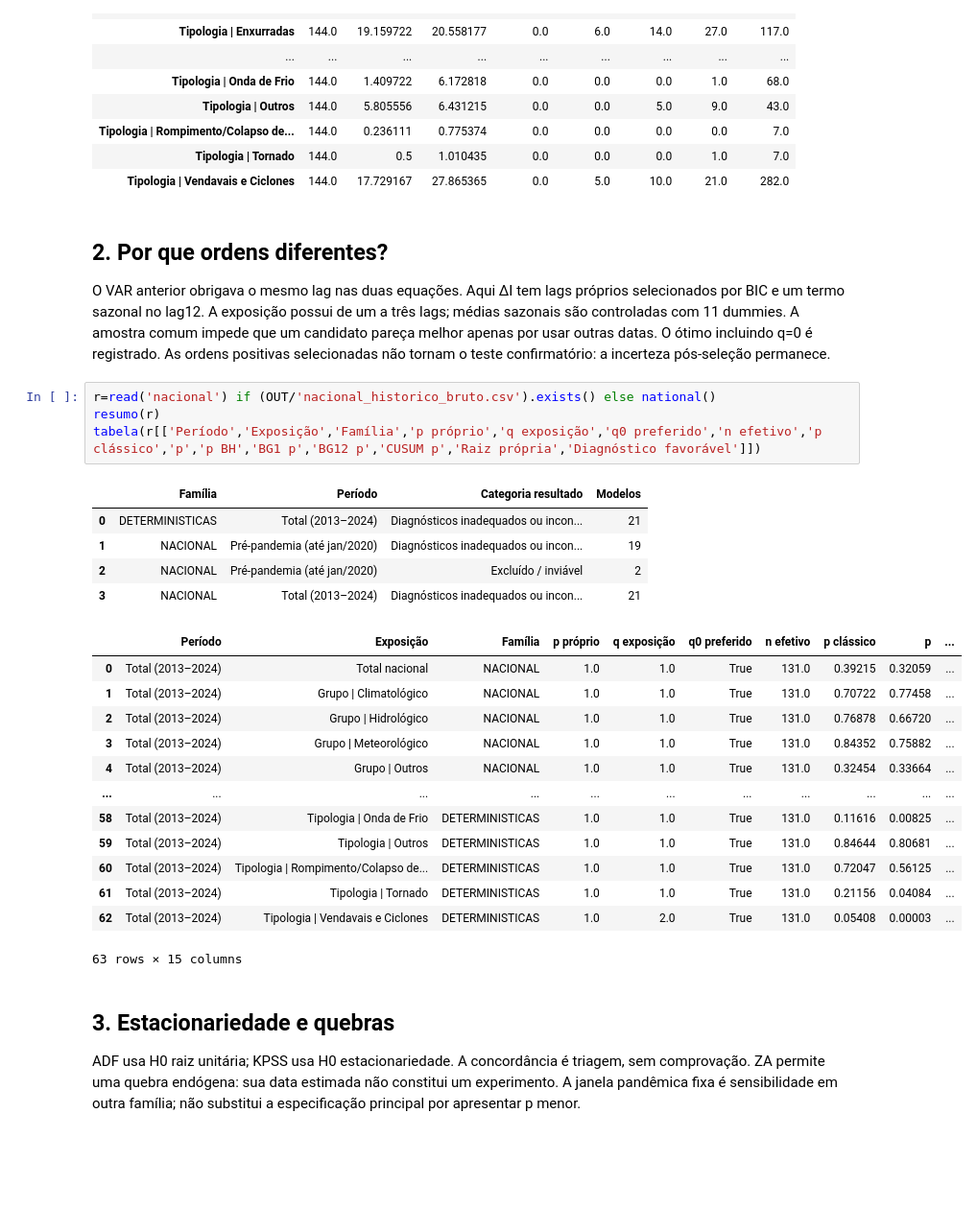
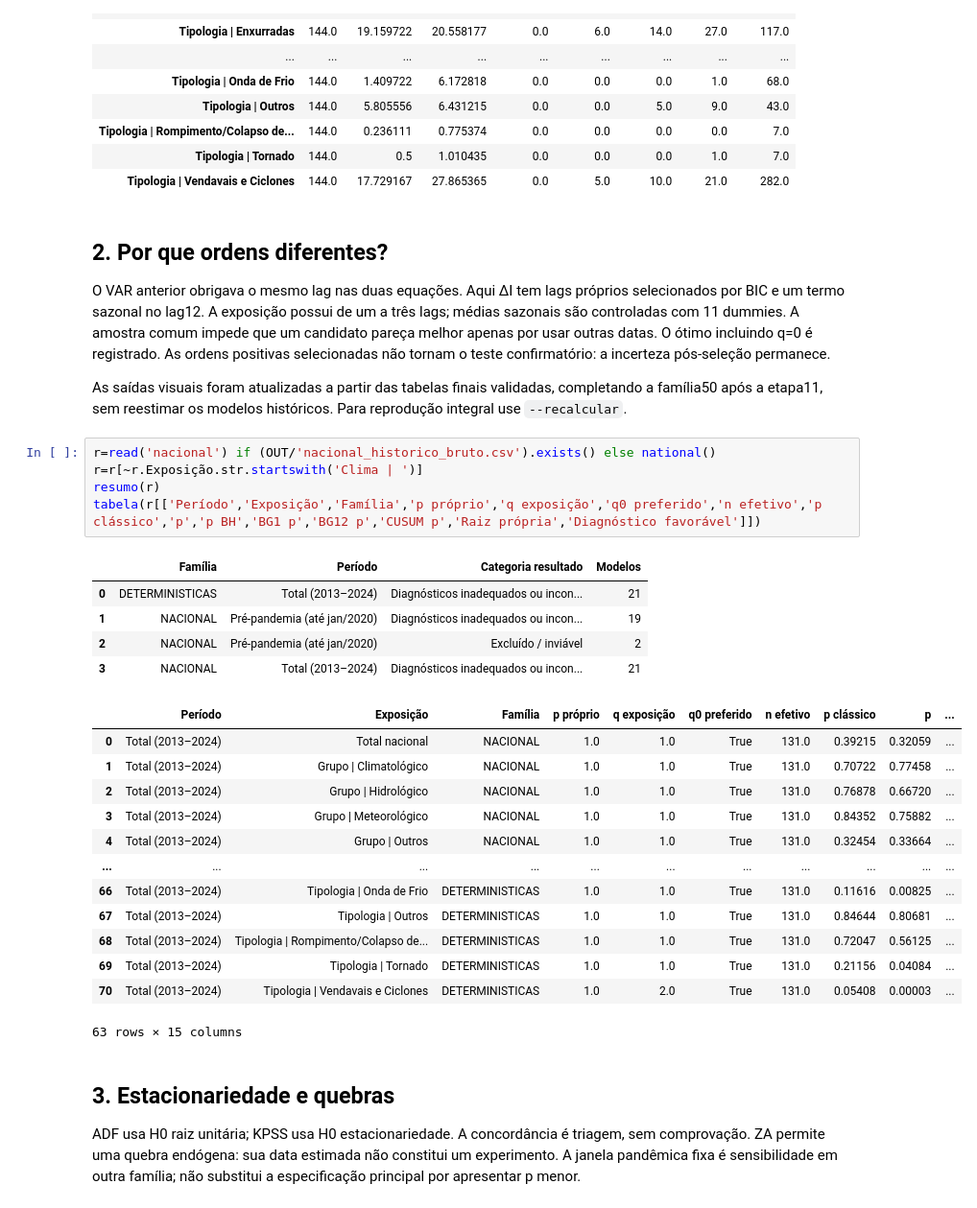
Before and after one commit to bellaviana4-cyber/TCC-analise_mudancas_climaticas_e_inadimplencia, a Jupyter notebook: notebooks/10_dinamica_nacional_segunda_etapa.ipynb, the cells around one changed output. Shown at 96% size. Saved outputs shown, nothing was run; the diff lists cells and outputs as text; blank space fills up the shorter version.

```diff
--- a/notebooks/10_dinamica_nacional_segunda_etapa.ipynb
+++ b/notebooks/10_dinamica_nacional_segunda_etapa.ipynb
@@ -50,28 +50,31 @@ tabela(s.describe().T)
 # %% [markdown]
 ## 2. Por que ordens diferentes?
 O VAR anterior obrigava o mesmo lag nas duas equações. Aqui ΔI tem lags próprios selecionados por BIC e um termo sazonal no lag12. A exposição possui de um a três lags; médias sazonais são controladas com 11 dummies. A amostra comum impede que um candidato pareça melhor apenas por usar outras datas. O ótimo incluindo q=0 é registrado. As ordens positivas selecionadas não tornam o teste confirmatório: a incerteza pós-seleção permanece.
+
+As saídas visuais foram atualizadas a partir das tabelas finais validadas, completando a família50 após a etapa11, sem reestimar os modelos históricos. Para reprodução integral use `--recalcular`.
 # %%
 r=read('nacional') if (OUT/'nacional_historico_bruto.csv').exists() else national()
+r=r[~r.Exposição.str.startswith('Clima | ')]
 resumo(r)
 tabela(r[['Período','Exposição','Família','p próprio','q exposição','q0 preferido','n efetivo','p clássico','p','p BH','BG1 p','BG12 p','CUSUM p','Raiz própria','Diagnóstico favorável']])
 # %% [output]
 |  | Família | Período | Categoria resultado | Modelos |
 | 0 | DETERMINISTICAS | Total (2013–2024) | Diagnósticos inadequados ou incon... | 21 |
 | 1 | NACIONAL | Pré-pandemia (até jan/2020) | Diagnósticos inadequados ou incon... | 19 |
 | 2 | NACIONAL | Pré-pandemia (até jan/2020) | Excluído / inviável | 2 |
 | 3 | NACIONAL | Total (2013–2024) | Diagnósticos inadequados ou incon... | 21 |
 |  | Período | Exposição | Família | p próprio | q exposição | q0 preferido | n efetivo | p clássico | p | ... |
 | 0 | Total (2013–2024) | Total nacional | NACIONAL | 1.0 | 1.0 | True | 131.0 | 0.39215 | 0.32059 | ... |
 | 1 | Total (2013–2024) | Grupo | Climatológico | NACIONAL | 1.0 | 1.0 | True | 131.0 | 0.70722 | 0.77458 | ... |
 | 2 | Total (2013–2024) | Grupo | Hidrológico | NACIONAL | 1.0 | 1.0 | True | 131.0 | 0.76878 | 0.66720 | ... |
 | 3 | Total (2013–2024) | Grupo | Meteorológico | NACIONAL | 1.0 | 1.0 | True | 131.0 | 0.84352 | 0.75882 | ... |
 | 4 | Total (2013–2024) | Grupo | Outros | NACIONAL | 1.0 | 1.0 | True | 131.0 | 0.32454 | 0.33664 | ... |
 | ... | ... | ... | ... | ... | ... | ... | ... | ... | ... | ... |
-| 58 | Total (2013–2024) | Tipologia | Onda de Frio | DETERMINISTICAS | 1.0 | 1.0 | True | 131.0 | 0.11616 | 0.00825 | ... |
-| 59 | Total (2013–2024) | Tipologia | Outros | DETERMINISTICAS | 1.0 | 1.0 | True | 131.0 | 0.84644 | 0.80681 | ... |
-| 60 | Total (2013–2024) | Tipologia | Rompimento/Colapso de... | DETERMINISTICAS | 1.0 | 1.0 | True | 131.0 | 0.72047 | 0.56125 | ... |
-| 61 | Total (2013–2024) | Tipologia | Tornado | DETERMINISTICAS | 1.0 | 1.0 | True | 131.0 | 0.21156 | 0.04084 | ... |
-| 62 | Total (2013–2024) | Tipologia | Vendavais e Ciclones | DETERMINISTICAS | 1.0 | 2.0 | True | 131.0 | 0.05408 | 0.00003 | ... |
+| 66 | Total (2013–2024) | Tipologia | Onda de Frio | DETERMINISTICAS | 1.0 | 1.0 | True | 131.0 | 0.11616 | 0.00825 | ... |
+| 67 | Total (2013–2024) | Tipologia | Outros | DETERMINISTICAS | 1.0 | 1.0 | True | 131.0 | 0.84644 | 0.80681 | ... |
+| 68 | Total (2013–2024) | Tipologia | Rompimento/Colapso de... | DETERMINISTICAS | 1.0 | 1.0 | True | 131.0 | 0.72047 | 0.56125 | ... |
+| 69 | Total (2013–2024) | Tipologia | Tornado | DETERMINISTICAS | 1.0 | 1.0 | True | 131.0 | 0.21156 | 0.04084 | ... |
+| 70 | Total (2013–2024) | Tipologia | Vendavais e Ciclones | DETERMINISTICAS | 1.0 | 2.0 | True | 131.0 | 0.05408 | 0.00003 | ... |
 63 rows × 15 columns
 # %% [markdown]
 ## 3. Estacionariedade e quebras
```
Also changed, not shown: parts of 2 cells of this notebook, 5 other files.
